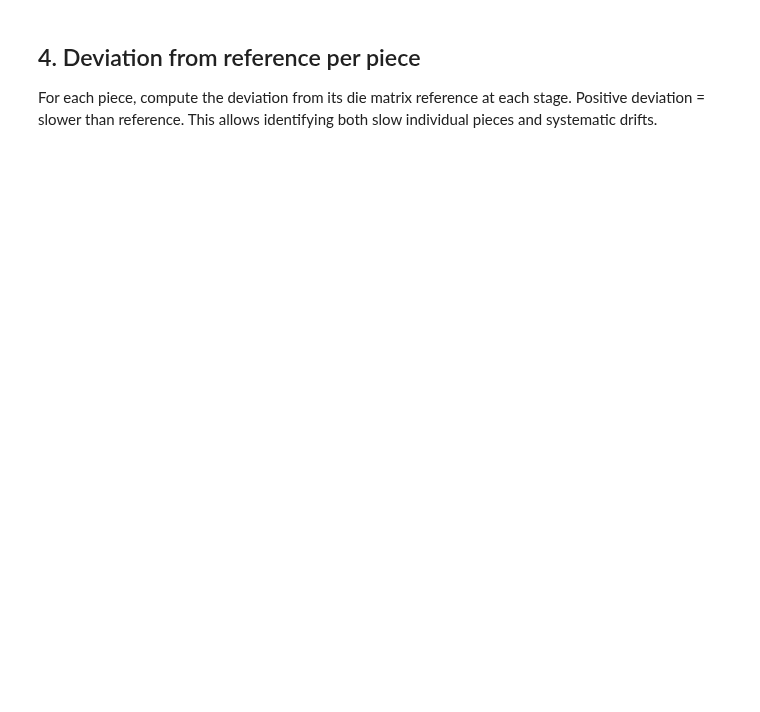
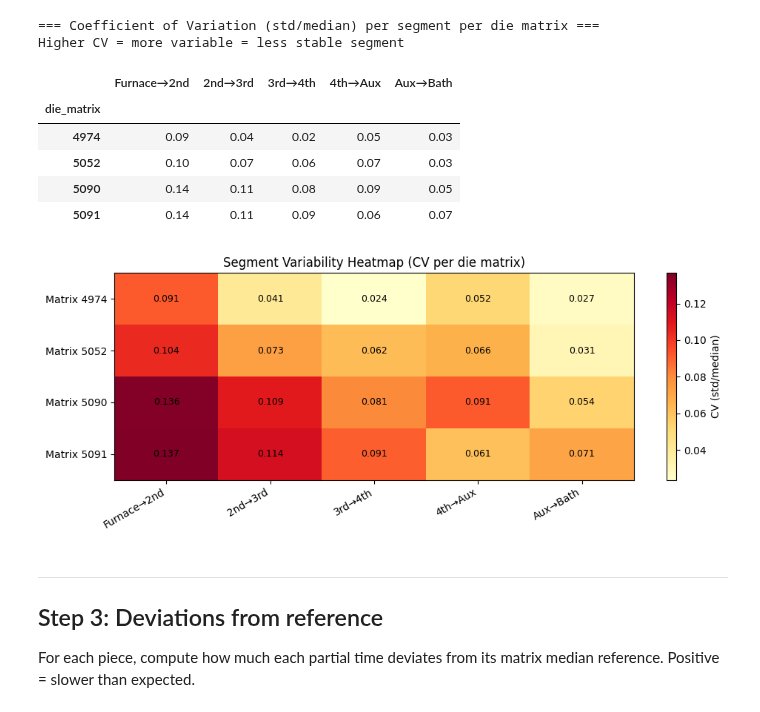
Before and after one commit to baranerdogan11/baranerdogan-caws-final-project, a Jupyter notebook: notebooks/04_analyze_per_matrix.ipynb, the cells around one changed output. Saved outputs shown, nothing was run; the diff lists cells and outputs as text; code cells hidden in the pictures; blank space fills up the shorter version.

Commit message:
task-05: per die matrix analysis

```diff
--- a/notebooks/04_analyze_per_matrix.ipynb
+++ b/notebooks/04_analyze_per_matrix.ipynb
@@ -31,4 +119,46 @@ Which segments are most variable? High standard deviation relative to the median
+# %%
+cv_data = []
+for matrix in matrices:
+    group = df[df['die_matrix'] == matrix][available_partial].dropna()
+    medians = group.median()
+    stds = group.std()
+    cv = (stds / medians).round(4)
+    row = {'die_matrix': int(matrix)}
+    for col, label in zip(available_partial, PARTIAL_LABELS):
+        row[label] = cv[col]
+    cv_data.append(row)
+
+df_cv = pd.DataFrame(cv_data).set_index('die_matrix')
+print("=== Coefficient of Variation (std/median) per segment per die matrix ===")
+print("Higher CV = more variable = less stable segment")
+display(df_cv)
+
+# Heatmap
+fig, ax = plt.subplots(figsize=(10, 4))
+im = ax.imshow(df_cv.values, aspect='auto', cmap='YlOrRd')
+ax.set_xticks(range(len(df_cv.columns)))
+ax.set_xticklabels(df_cv.columns, rotation=30, ha='right')
+ax.set_yticks(range(len(df_cv.index)))
+ax.set_yticklabels([f'Matrix {m}' for m in df_cv.index])
+plt.colorbar(im, ax=ax, label='CV (std/median)')
+for i in range(len(df_cv.index)):
+    for j in range(len(df_cv.columns)):
+        ax.text(j, i, f'{df_cv.values[i, j]:.3f}', ha='center', va='center', fontsize=9)
+ax.set_title('Segment Variability Heatmap (CV per die matrix)')
+plt.tight_layout()
+plt.show()
+# %% [output]
+=== Coefficient of Variation (std/median) per segment per die matrix ===
+Higher CV = more variable = less stable segment
+|  | Furnace→2nd | 2nd→3rd | 3rd→4th | 4th→Aux | Aux→Bath |
+| die_matrix |  |  |  |  |  |
+| 4974 | 0.09 | 0.04 | 0.02 | 0.05 | 0.03 |
+| 5052 | 0.10 | 0.07 | 0.06 | 0.07 | 0.03 |
+| 5090 | 0.14 | 0.11 | 0.08 | 0.09 | 0.05 |
+| 5091 | 0.14 | 0.11 | 0.09 | 0.06 | 0.07 |
+[figure, added]
 # %% [markdown]
-## 4. Deviation from reference per piece
+---
+## Step 3: Deviations from reference
 
-For each piece, compute the deviation from its die matrix reference at each stage. Positive deviation = slower than reference. This allows identifying both slow individual pieces and systematic drifts.
+For each piece, compute how much each partial time deviates from its matrix median reference. Positive = slower than expected.
```
Also changed, not shown: parts of 31 cells of this notebook.
